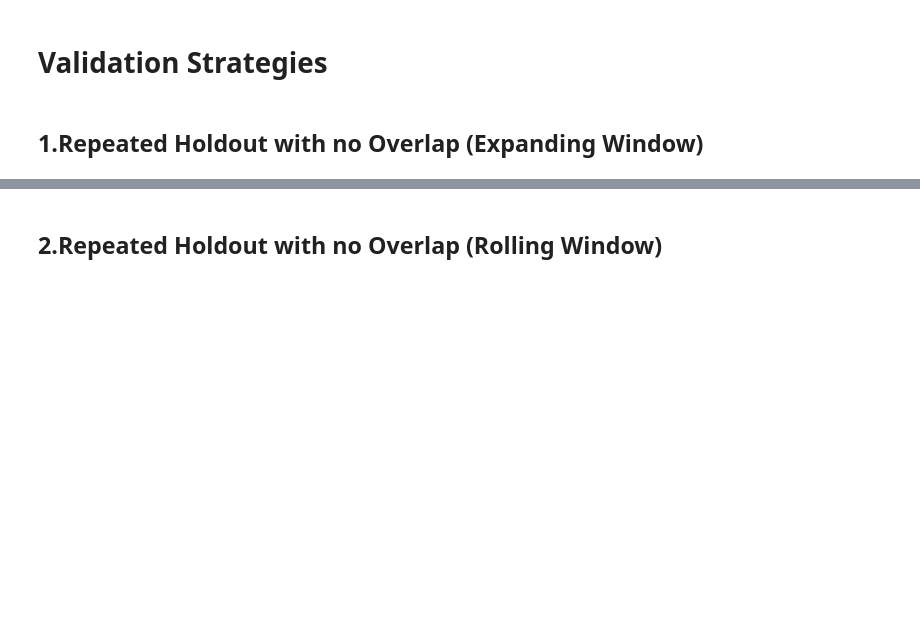
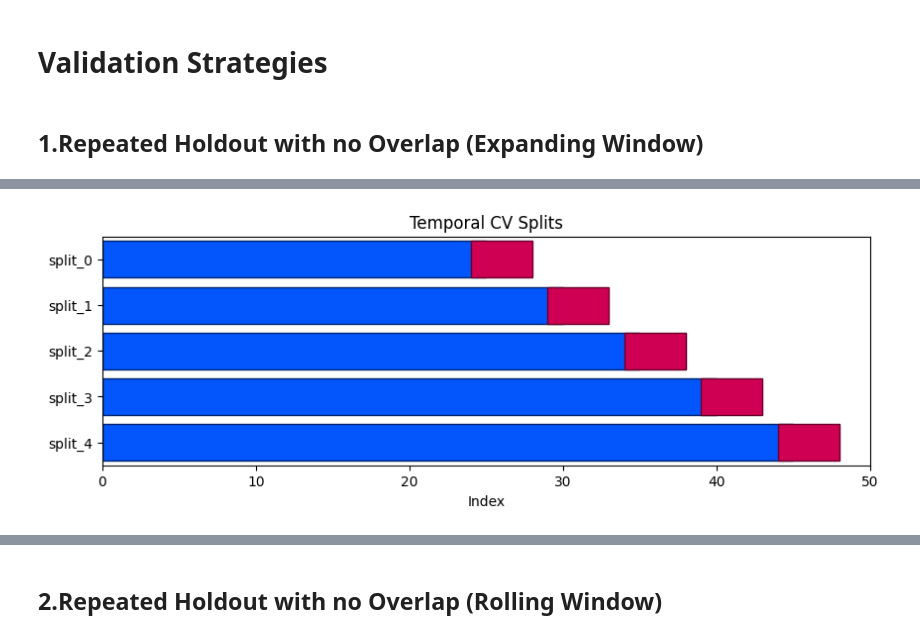
Before and after one commit to GeneSUN/time-series-analysis-toolkit, a Jupyter notebook: Validation_Strategies.ipynb, the cells around one changed output, grey strips where cells are left out. Drawn from its saved outputs; the diff is of its cells as text; code cells hidden in the pictures; blank space fills up the shorter version.

```diff
--- a/Validation_Strategies.ipynb
+++ b/Validation_Strategies.ipynb
@@ -114,6 +157,11 @@ fig.update_layout(width=900, height=500)
 fig.show()
 # %% [output]
 [interactive output not drawn]
+# %%
+cv = TimeSeriesSplit(n_splits=5, test_size = 5)
+datasets = plot_temporal_cv_splits(cv, a)
+# %% [output]
+[figure, added]
 # %%
 
 datasets_df = pd.DataFrame(datasets)
```
Also changed, not shown: parts of 2 cells of this notebook.
